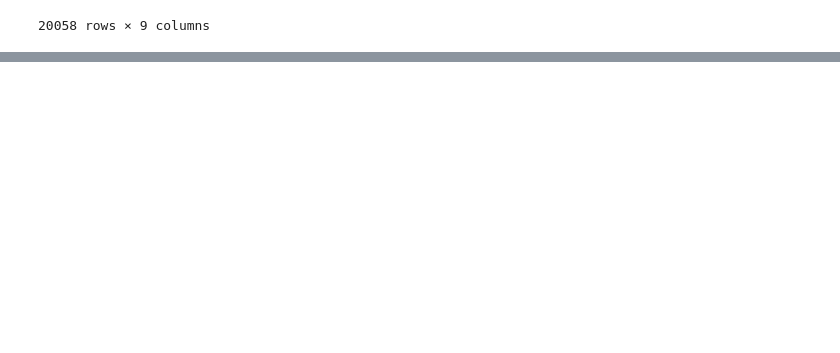
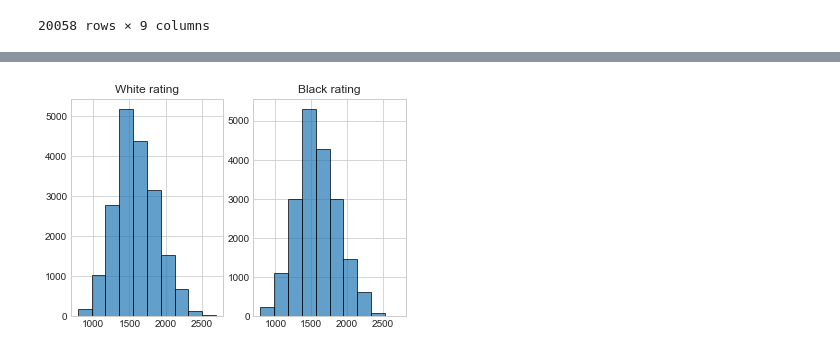
Before and after one commit to pokolowski/projektAPI, a Jupyter notebook: test2.ipynb, the cells around one changed output, grey strips where cells are left out. Cells and saved outputs as stored; diff of their text form; code cells hidden in the pictures; blank space fills up the shorter version.

```diff
--- a/test2.ipynb
+++ b/test2.ipynb
@@ -27,0 +80,4 @@ gry
+# %%
+plotHist(['white_rating', 'black_rating'], ['White rating', 'Black rating'])
+# %% [output]
+[figure, added]
```
Also changed, not shown: parts of 5 cells of this notebook.
